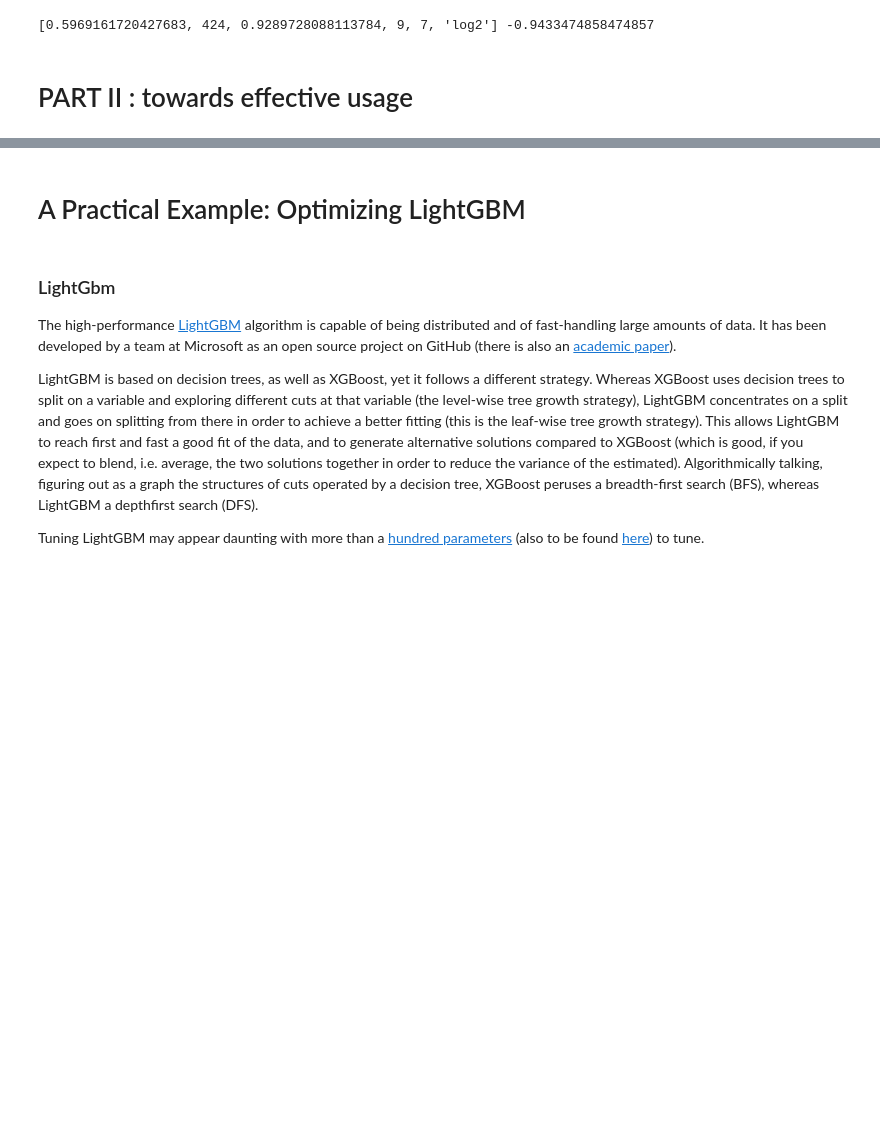
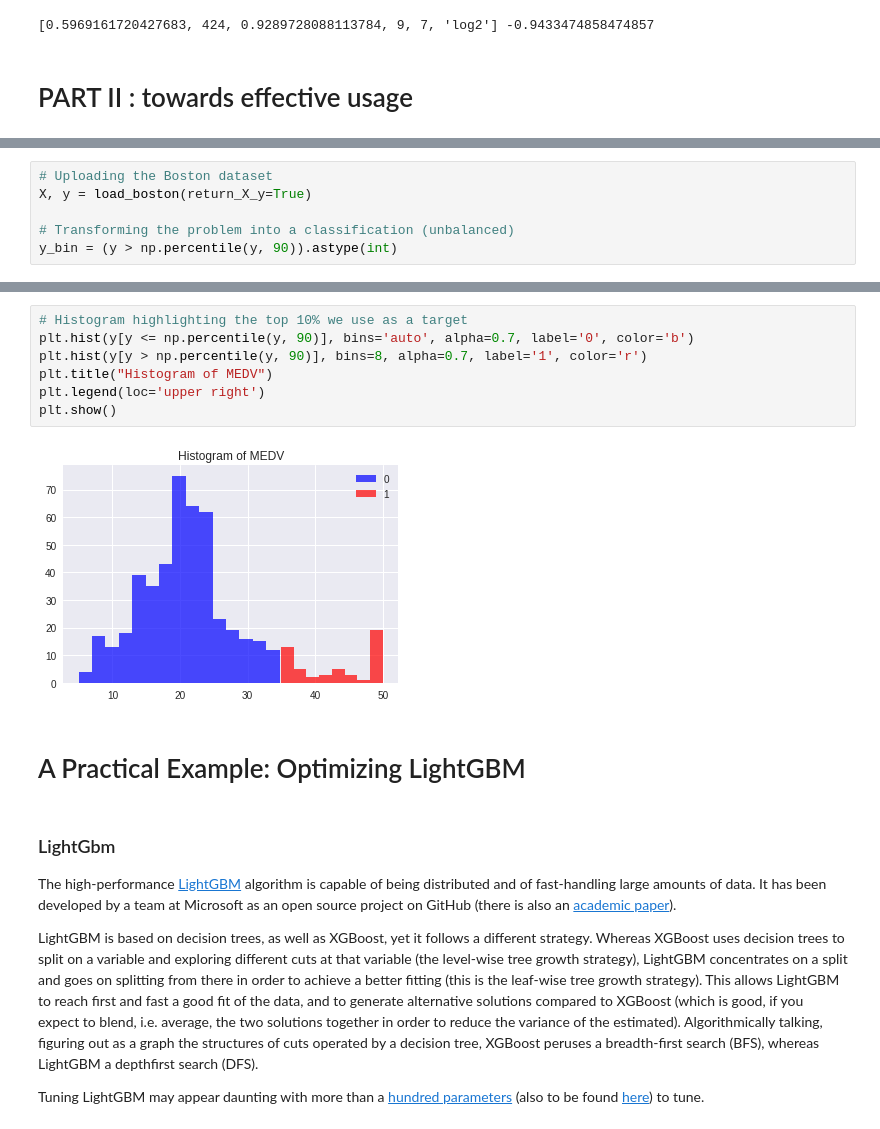
Before and after one commit to lmassaron/kaggledays-2019-gbdt, a Jupyter notebook: skopt_workshop.ipynb, the cells around one changed output, grey strips where cells are left out. Saved outputs shown, nothing was run; the diff lists cells and outputs as text; blank space fills up the shorter version.

```diff
--- a/skopt_workshop.ipynb
+++ b/skopt_workshop.ipynb
@@ -661,0 +774,6 @@ print(best_parameters, best_result)
+# %%
+# Uploading the Boston dataset
+X, y = load_boston(return_X_y=True)
+
+# Transforming the problem into a classification (unbalanced)
+y_bin = (y > np.percentile(y, 90)).astype(int)
@@ -662,3 +795,12 @@ print(best_parameters, best_result)
+# %%
+# Histogram highlighting the top 10% we use as a target
+plt.hist(y[y <= np.percentile(y, 90)], bins='auto', alpha=0.7, label='0', color='b')
+plt.hist(y[y > np.percentile(y, 90)], bins=8, alpha=0.7, label='1', color='r')
+plt.title("Histogram of MEDV")
+plt.legend(loc='upper right')
+plt.show()
+# %% [output]
+[figure, added]
 # %% [markdown]
 # A Practical Example: Optimizing LightGBM
 # %% [markdown]
```
Also changed, not shown: parts of 24 cells of this notebook.
